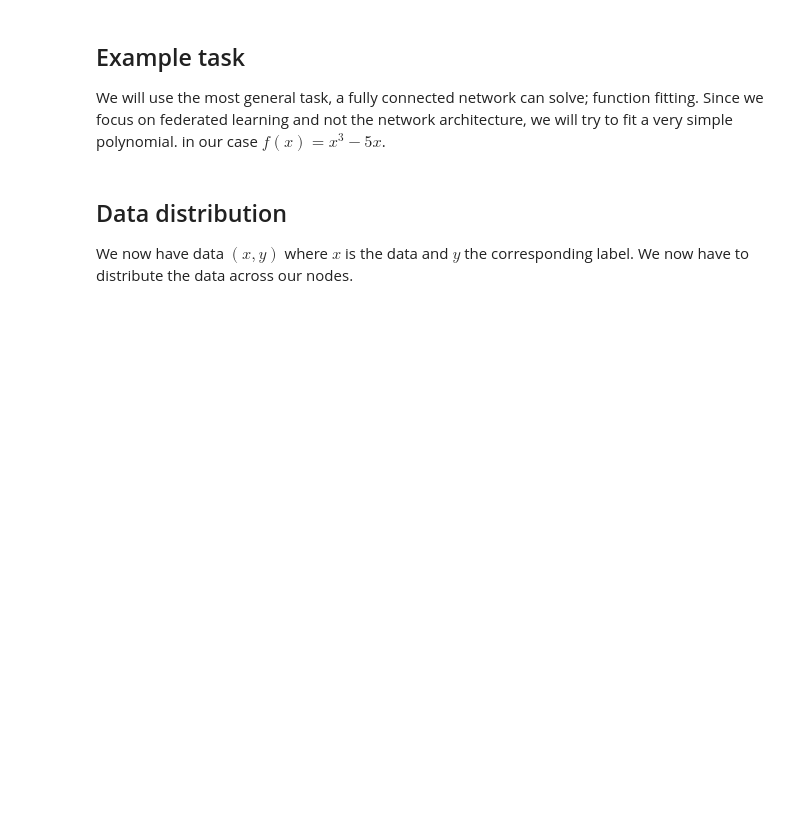
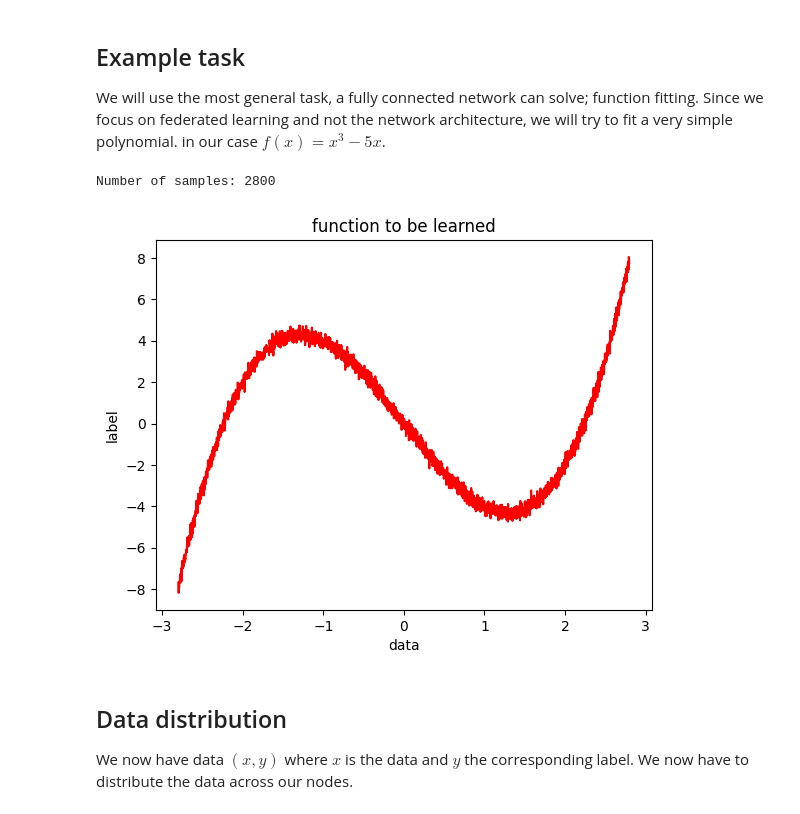
Before and after one commit to vbacher/SemML_FedML, a Jupyter notebook: demo.ipynb, the cells around one changed output. Saved outputs shown, nothing was run; the diff lists cells and outputs as text; code cells hidden in the pictures; blank space fills up the shorter version.

```diff
--- a/demo.ipynb
+++ b/demo.ipynb
@@ -28,33 +28,36 @@ We will use the most general task, a fully connected network can solve; function
 ### Parameter of Example
 
 NOISE = True # add noise to trainings data
-SHUFFLE = True # shuffle some elements between nodes randomly
+SHUFFLE = False # shuffle some elements between nodes randomly
 SUPPORT = (-2.8, 2.8) # support of function
-PITCH = 0.0075 # pitch between equally spaced samples: cross silo: 0.002# ; cross device: 0.0075
-RANDOM_SEED = 7
+PITCH = 0.002 # pitch between equally spaced samples: cross silo: 0.002# ; cross device: 0.0075
+RANDOM_SEED = 10
 # %%
 ### Label generating function to be learned
 
 def f (x):
   return x*x*x -5*x # simple polynomial of third degree
 
 # plot function
 data = np.arange(SUPPORT[0],SUPPORT[1],PITCH)
 num_data = len(data)
 print(f"Number of samples: {num_data}")
 label = f(data)
 
 # add label noise
 if NOISE:
   np.random.seed(RANDOM_SEED)
-  add_noise = np.random.normal(0,0.4,data.shape) # The noise level can be modified.
+  add_noise = np.random.normal(0,0.2,data.shape) # The noise level can be modified.
   label+=add_noise
 
 plt.plot(data, label, color='red')
 plt.title("function to be learned")
 plt.xlabel('data')
 plt.ylabel('label')
 plt.show()
+# %% [output]
+Number of samples: 2800
+[figure, added]
 # %% [markdown]
 ## Data distribution
 We now have data $(x,y)$ where $x$ is the data and $y$ the corresponding label. We now have to distribute the data across our nodes.
```
Also changed, not shown: parts of 5 cells of this notebook.
